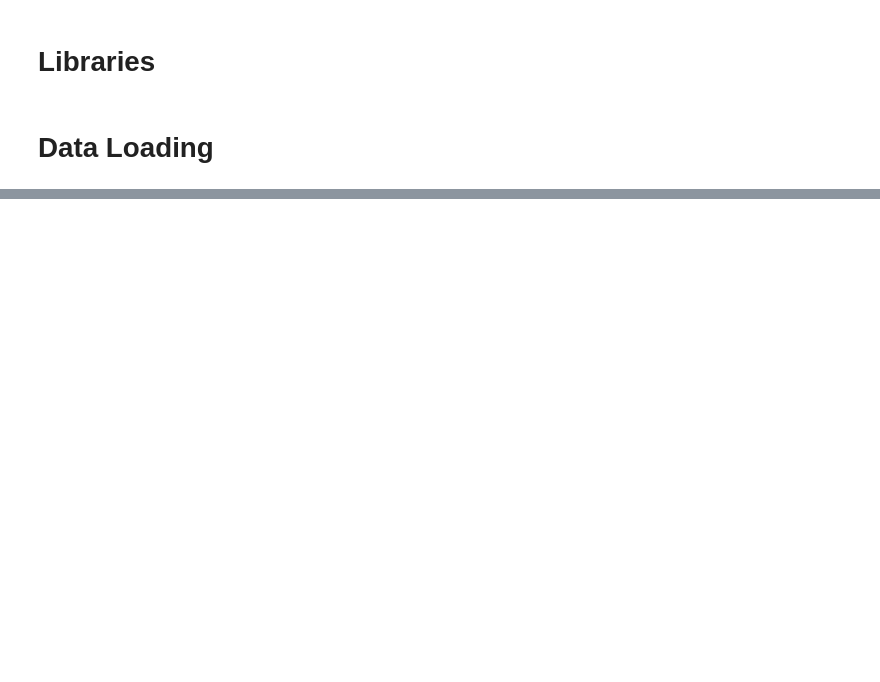
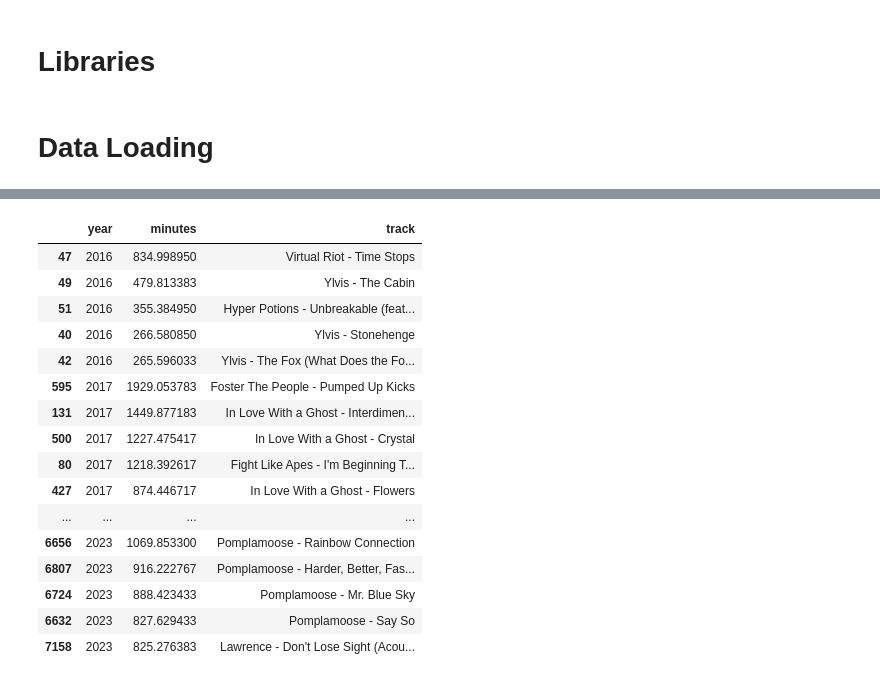
Before and after one commit to nazhifkojaz/Spotify-Analysis-Data-Collection-, a Jupyter notebook: spanalysis_dataanalysis.ipynb, the cells around one changed output, grey strips where cells are left out. Cells and saved outputs as stored; diff of their text form; code cells hidden in the pictures; blank space fills up the shorter version.

```diff
--- a/spanalysis_dataanalysis.ipynb
+++ b/spanalysis_dataanalysis.ipynb
@@ -42,0 +133,33 @@ Index(['danceability', 'energy', 'key', 'loudness', 'mode', 'speechiness',
+# %%
+# find the top 5 most listened artists per year and plot them
+top_artists = stream_df.groupby([stream_df['ts'].dt.year, 'track_id'])['ms_played'].sum().div(60000).reset_index()
+
+# get the track_name using the track_id from the track_info_df
+top_artists = top_artists.merge(track_info_df[['track_id', 'name', 'artistName']], on='track_id', how='left')
+# remove unnecessary columns
+top_artists['track'] = top_artists['artistName'] + ' - ' + top_artists['name']
+top_artists = top_artists.drop(columns=['track_id', 'name', 'artistName'])
+# rename the columns
+top_artists = top_artists.rename(columns={'ts': 'year', 'ms_played': 'minutes'})
+# sort the values by year and minutes
+top_artists = top_artists.sort_values(['year', 'minutes'], ascending=[True, False])
+top_artists = top_artists.groupby('year').head(5)
+top_artists
+# %% [output]
+|  | year | minutes | track |
+| 47 | 2016 | 834.998950 | Virtual Riot - Time Stops |
+| 49 | 2016 | 479.813383 | Ylvis - The Cabin |
+| 51 | 2016 | 355.384950 | Hyper Potions - Unbreakable (feat... |
+| 40 | 2016 | 266.580850 | Ylvis - Stonehenge |
+| 42 | 2016 | 265.596033 | Ylvis - The Fox (What Does the Fo... |
+| 595 | 2017 | 1929.053783 | Foster The People - Pumped Up Kicks |
+| 131 | 2017 | 1449.877183 | In Love With a Ghost - Interdimen... |
+| 500 | 2017 | 1227.475417 | In Love With a Ghost - Crystal |
+| 80 | 2017 | 1218.392617 | Fight Like Apes - I'm Beginning T... |
+| 427 | 2017 | 874.446717 | In Love With a Ghost - Flowers |
+| ... | ... | ... | ... |
+| 6656 | 2023 | 1069.853300 | Pomplamoose - Rainbow Connection |
+| 6807 | 2023 | 916.222767 | Pomplamoose - Harder, Better, Fas... |
+| 6724 | 2023 | 888.423433 | Pomplamoose - Mr. Blue Sky |
+| 6632 | 2023 | 827.629433 | Pomplamoose - Say So |
+| 7158 | 2023 | 825.276383 | Lawrence - Don't Lose Sight (Acou... |
```
Also changed, not shown: parts of 14 cells of this notebook, 1 other file.
